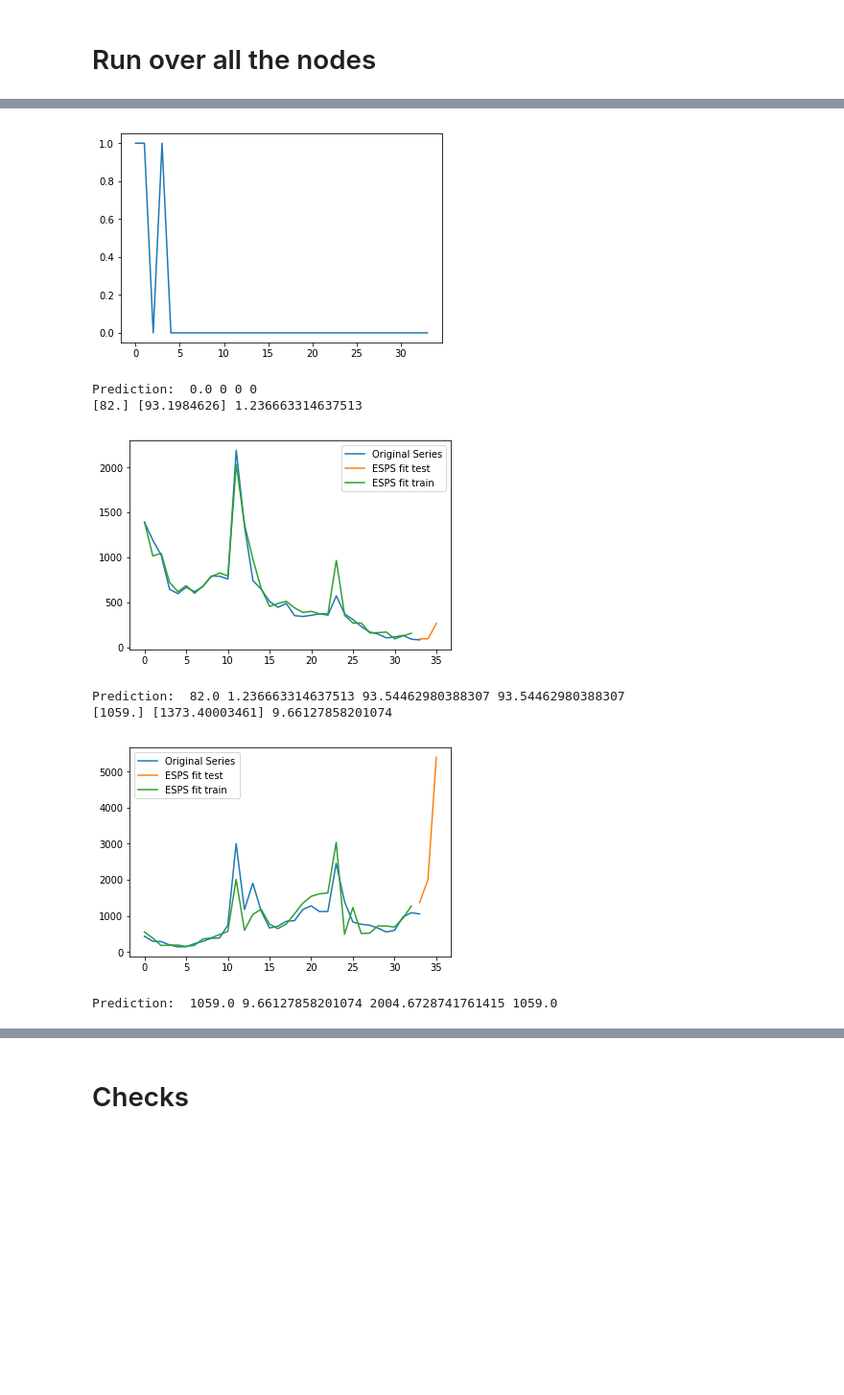
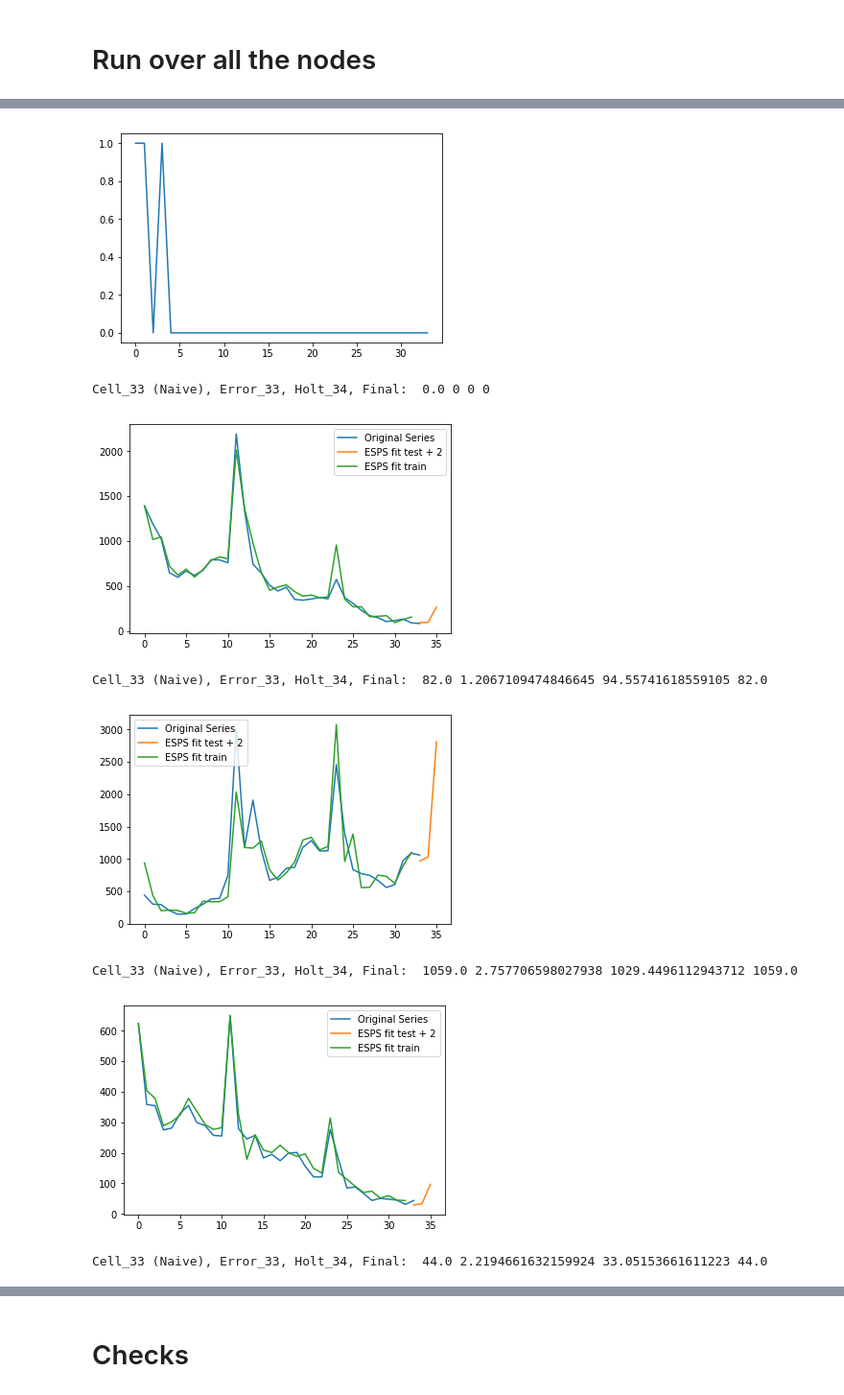
Before and after one commit to data-science-if-usp/kaggle, a Jupyter notebook: boris/Future_Sales_Notebooks/Category_HoltWintersMethod.ipynb, the cells around one changed output, grey strips where cells are left out. Shown at 96% size. Cells and saved outputs as stored; diff of their text form; code cells hidden in the pictures; blank space fills up the shorter version.

Commit message:
Holt or Naive automatic

```diff
--- a/boris/Future_Sales_Notebooks/Category_HoltWintersMethod.ipynb
+++ b/boris/Future_Sales_Notebooks/Category_HoltWintersMethod.ipynb
@@ -353,7 +360,7 @@ def measure_rmse(actual, predicted):
 
     rmse = np.average(abs(actual - predicted)**2/actual)
 
-    print(actual, predicted, math.sqrt(rmse))
+    #print(actual, predicted, math.sqrt(rmse))
     return math.sqrt(rmse)
 
 def Exponential_Smoothing_Plus_Seasonal_Prediction(df, k, ntest):
@@ -390,22 +397,23 @@ def Exponential_Smoothing_Plus_Seasonal_Prediction(df, k, ntest):
         #if we predict from k-1 to k+1 we can join the previous ts at index=k-1=33 and still
         #the solution to our problem would be for k=34 (index magic, check please)
 
-        pred_series = model.predict(start=k-ntest, end=k+1)
+        pred_series_future = model.predict(start=k-ntest, end=k+1)
         pred_series_before = model.predict(start=0, end=k-ntest-1)
 
-        pred_series_for_error = np.array(pred_series[:-2])
+        pred_series_for_error = np.array(pred_series_future[:-2])
 
-        pred = pred_series[k]
+        pred = pred_series_future[k]
 
         error = measure_rmse(test-10, pred_series_for_error-10)
 
-        plt.plot(pred_series.index, pred_series-10, label='ESPS fit test')
+        plt.plot(pred_series_future.index, pred_series_future-10, label='ESPS fit test + 2')
         plt.plot(pred_series_before.index, pred_series_before-10, label='ESPS fit train')
         plt.legend(loc='best')
 
     plt.show()
+    pred=pred-10
 
-    return pred-10, error
+    return pred, error
 
 def last_two_equal_months_average(it_cat_ts, month_pred):
 
@@ -666,10 +673,10 @@ for node in tqdm_notebook(range(len(test_join_cat_sort_by_item_category))):
 
         #sigma = abs((pred_naive - pred_33)/math.sqrt(pred_naive))
 
-        if (error < 3):
+        if (error < 1):
             next_month_prediction_cat = pred_holt
 
-        print('Prediction: ', pred_naive, error, pred_holt, next_month_prediction_cat)
+        print('Cell_33 (Naive), Error_33, Holt_34, Final: ', pred_naive, error, pred_holt, next_month_prediction_cat)
 
         #printing time series and prediction
 
@@ -709,39 +716,39 @@ for node in tqdm_notebook(range(len(test_join_cat_sort_by_item_category))):
         end_time=time.time()
 
         #status_output = "forecasting for "+ str(node) +"th node and took" + str(end_time-start_time) + "s"
 
-        status_file = open('status_file_pred_by_cat_VI.txt','a')
+        status_file = open('status_file_pred_by_cat_VII.txt','a')
 
         status_file.write("Node "+ str(node) +" took " + str(end_time-start_time) + " s with ")
         status_file.write("Prediction: "+ str(next_month_prediction_cat) + " x " + str(shop_item_prob) + " = "+  str(node_lstm_prediction) + "\n")
 
         status_file.close()
 
         #print()
         start_time=end_time
 
 
 #check df
 dfchecks = pd.DataFrame({"ID":list_of_nodes,"shop_item_cnt_month":list_of_node_predictions,
                          "category_cnt_month":list_of_cat_predictions,
                          "shop_prob":list_of_shop_prob,
                          "req_prods":list_of_req_prods, },
                           columns=["ID","shop_item_cnt_month","category_cnt_month","shop_prob","req_prods"])
 
 #submission file
 dfsubmission = pd.DataFrame({"ID":list_of_nodes,"item_cnt_month":list_of_node_predictions},
                             columns=["ID","item_cnt_month"])
 
 dfsubmission =dfsubmission.sort_values('ID')
 
-dfsubmission.to_csv('submission_file_by_CategoryId_times_Prob_VI.csv',index=False)
+dfsubmission.to_csv('submission_file_by_CategoryId_times_Prob_VII.csv',index=False)
 # %% [output]
 [interactive output not drawn]
 [figure]
-Prediction:  0.0 0 0 0
-[82.] [93.1984626] 1.236663314637513
+Cell_33 (Naive), Error_33, Holt_34, Final:  0.0 0 0 0
-[figure, old version]
+[figure, new version]
-Prediction:  82.0 1.236663314637513 93.54462980388307 93.54462980388307
-[1059.] [1373.40003461] 9.66127858201074
+Cell_33 (Naive), Error_33, Holt_34, Final:  82.0 1.2067109474846645 94.55741618559105 82.0
-[figure, old version]
+[figure, new version]
-Prediction:  1059.0 9.66127858201074 2004.6728741761415 1059.0
+Cell_33 (Naive), Error_33, Holt_34, Final:  1059.0 2.757706598027938 1029.4496112943712 1059.0
+[figure, added]
+Cell_33 (Naive), Error_33, Holt_34, Final:  44.0 2.2194661632159924 33.05153661611223 44.0
```
Also changed, not shown: parts of 9 cells of this notebook, 6 other files.
